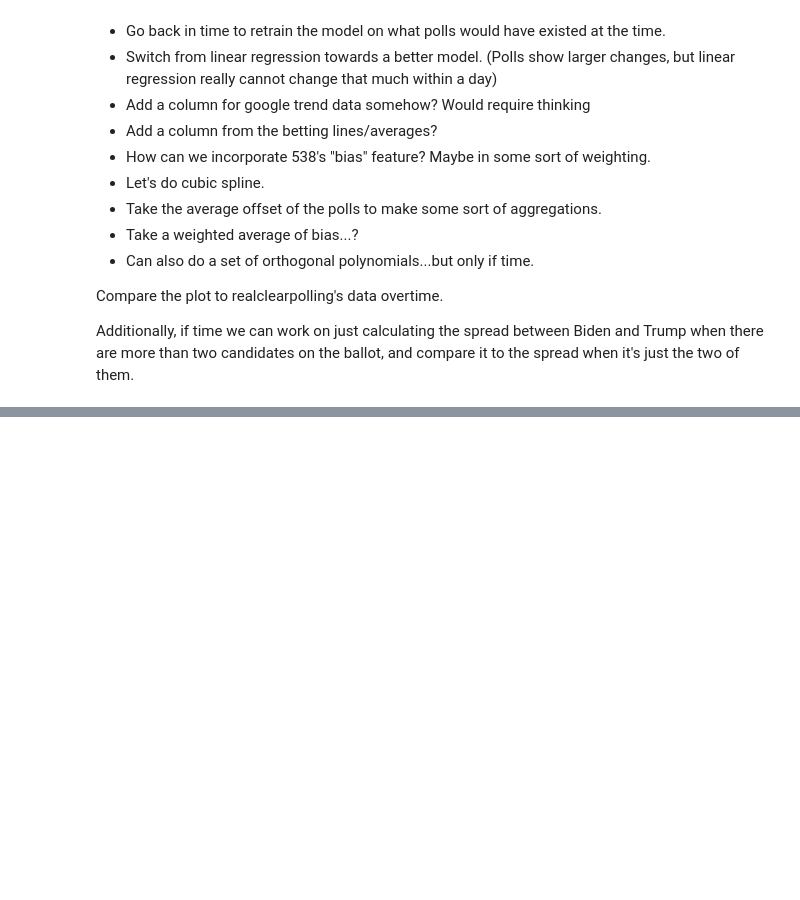
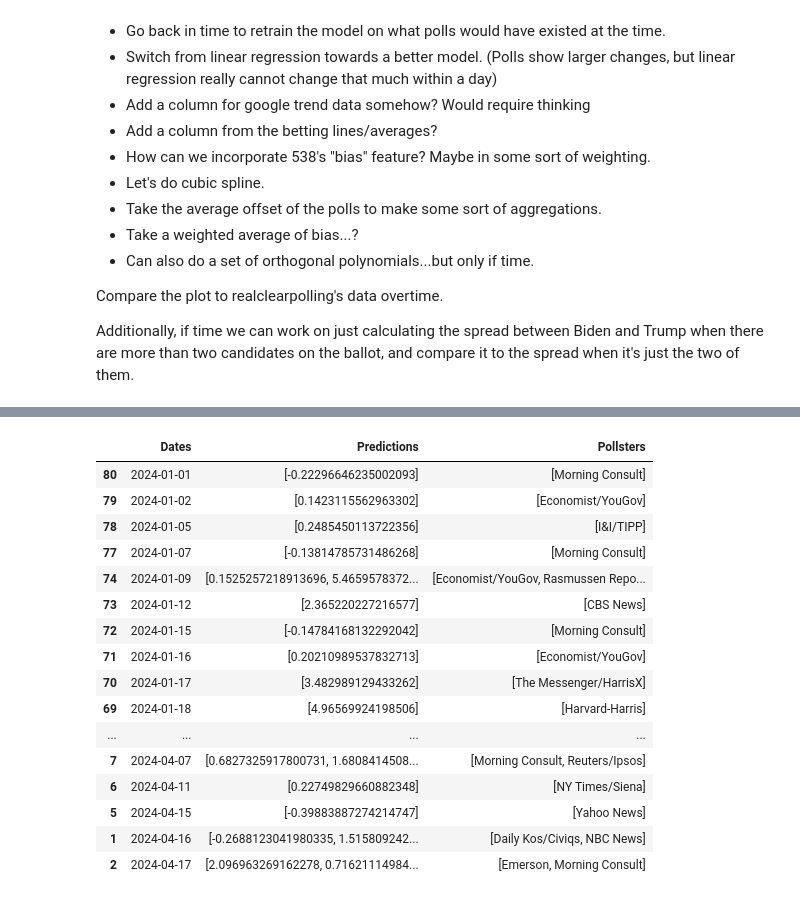
Before and after one commit to robertfeldstein/Election2024, a Jupyter notebook: regression_models.ipynb, the cells around one changed output, grey strips where cells are left out. Cells and saved outputs as stored; diff of their text form; code cells hidden in the pictures; blank space fills up the shorter version.

```diff
--- a/regression_models.ipynb
+++ b/regression_models.ipynb
@@ -467,7 +473,12 @@ def make_model(df,date):
     model.fit(X, y)
     return model
 
-model = make_model(df,"2024-01-09")
+def get_pollster(df,date):
+    """
+    Get the pollsters for a given date.
+    """
+    return np.unique(df[df["End Date"]==date]["pollster"])
+
 
 def make_prediction_df(df, date):
     model = make_model(df, date)
@@ -512,9 +523,20 @@ def score_model(model,df, date):
 end_dates = df[df["End Date"]>= "2024-01-01"]["End Date"]
 
 mse_list = []
+predictions = []
+pollsters = []
 for date in end_dates:
     model = make_model(df,date)
+    prediction = make_prediction(model, make_prediction_df(df,date))
+    predictions.append(prediction)
     score = score_model(model,df,date)
+    pollster = get_pollster(df,date)
+    pollsters.append(pollster)
     mse_list.append(score)
 print(np.mean(np.sqrt(mse_list)))
+
+# Make a dataframe of prediction and date
+data = {"Dates":end_dates, "Predictions":predictions, "Pollsters":pollsters}
+ndf = pd.DataFrame(data)
+display(ndf)
 # %% [output]
@@ -521,0 +557,24 @@ print(np.mean(np.sqrt(mse_list)))
+# %%
+# Drop duplicates and save to file
+ndf.drop_duplicates(subset=['Dates'], inplace=True)
+# Reorder rows based on date
+ndf.sort_values(by='Dates', inplace=True)
+display(ndf)
+# %% [output]
+|  | Dates | Predictions | Pollsters |
+| 80 | 2024-01-01 | [-0.22296646235002093] | [Morning Consult] |
+| 79 | 2024-01-02 | [0.1423115562963302] | [Economist/YouGov] |
+| 78 | 2024-01-05 | [0.2485450113722356] | [I&I/TIPP] |
+| 77 | 2024-01-07 | [-0.13814785731486268] | [Morning Consult] |
+| 74 | 2024-01-09 | [0.1525257218913696, 5.4659578372... | [Economist/YouGov, Rasmussen Repo... |
+| 73 | 2024-01-12 | [2.365220227216577] | [CBS News] |
+| 72 | 2024-01-15 | [-0.14784168132292042] | [Morning Consult] |
+| 71 | 2024-01-16 | [0.20210989537832713] | [Economist/YouGov] |
+| 70 | 2024-01-17 | [3.482989129433262] | [The Messenger/HarrisX] |
+| 69 | 2024-01-18 | [4.96569924198506] | [Harvard-Harris] |
+| ... | ... | ... | ... |
+| 7 | 2024-04-07 | [0.6827325917800731, 1.6808414508... | [Morning Consult, Reuters/Ipsos] |
+| 6 | 2024-04-11 | [0.22749829660882348] | [NY Times/Siena] |
+| 5 | 2024-04-15 | [-0.39883887274214747] | [Yahoo News] |
+| 1 | 2024-04-16 | [-0.2688123041980335, 1.515809242... | [Daily Kos/Civiqs, NBC News] |
+| 2 | 2024-04-17 | [2.096963269162278, 0.71621114984... | [Emerson, Morning Consult] |
```
Also changed, not shown: parts of 18 cells of this notebook, 7 other files.
